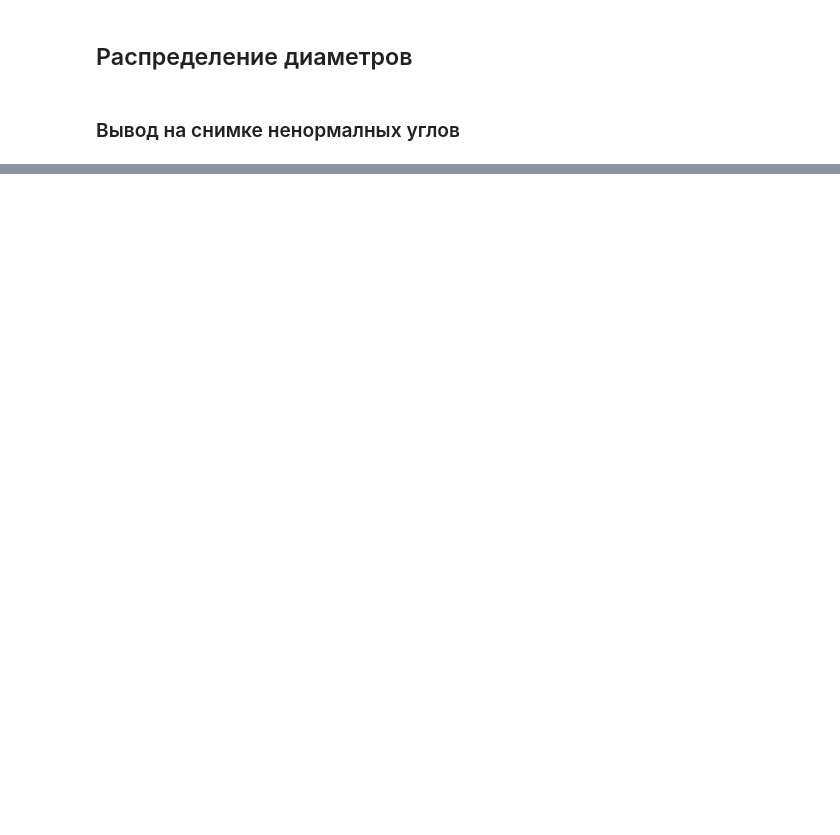
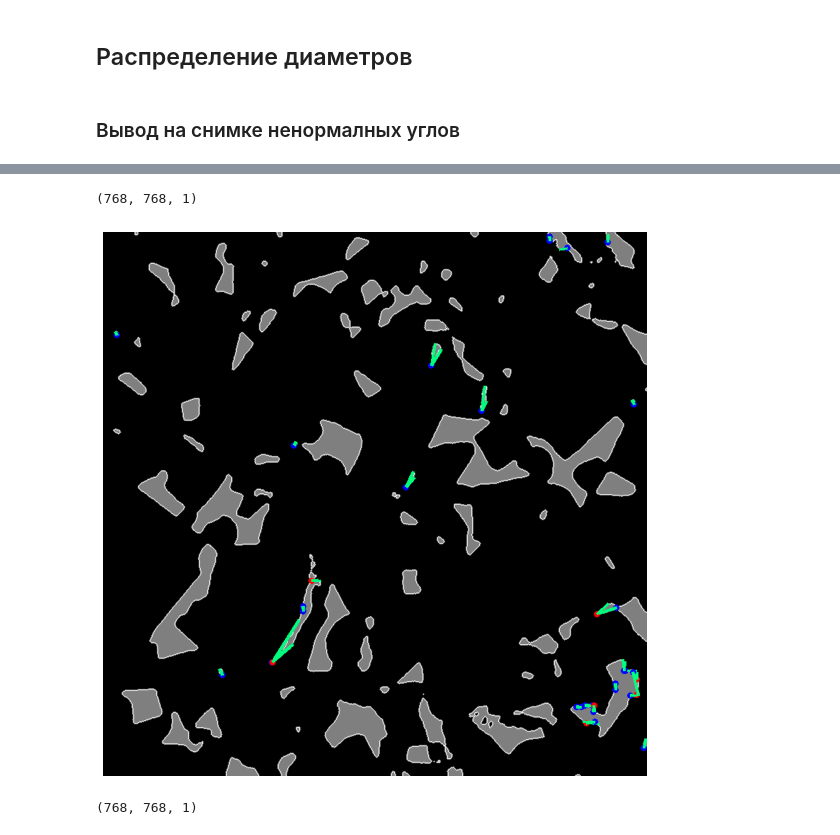
Before and after one commit to dkagramanyan/WC-Co_computer_vision, a Jupyter notebook: cv/angles_beams.ipynb, the cells around one changed output, grey strips where cells are left out. Drawn from its saved outputs; the diff is of its cells as text; code cells hidden in the pictures; blank space fills up the shorter version.

```diff
--- a/cv/angles_beams.ipynb
+++ b/cv/angles_beams.ipynb
@@ -48,8 +50,8 @@ from radio_beam.commonbeam import getMinVolEllipse
 from src.utils import grainPreprocess, grainShow, grainMark, grainDraw, grainApprox, grainStats, grainMorphology,grainGenerate
 from src.cfg import CfgAnglesNames, CfgBeamsNames, CfgDataset
 # %%
-folder_path='../data/dataset'
-new_folder_path='../data/dataset_512'
+folder_path='../data/dataset_cleaned'
+new_folder_path='../data/dataset_4x'
 
 folders = os.listdir(folder_path)
 
@@ -68,10 +70,19 @@ for i, folder in enumerate(folders):
     for i, name in enumerate(images_names):
         if 'hdr' not in name:
             image = io.imread(folder_path + '/' + folder + '/' + name)
-            image_combined = grainPreprocess.combine(image, h=140)
-            image_resized = transform.resize(image_combined, (512,512),preserve_range=True).astype(np.uint8)
+            image_combined = grainPreprocess.combine(image, h=144)
+            height,width=image_combined.shape
+            img1=image_combined[:height//2,:width//2]
+            img2=image_combined[:height//2,width//2:]
+            img3=image_combined[height//2:,:width//2]
+            img4=image_combined[height//2:,width//2:]
+            # image_resized = transform.resize(image_combined, (512,512),preserve_range=True).astype(np.uint8)
 
-            io.imsave(new_folder_path + '/' + folder + '/' + name , image_resized)
+            # io.imsave(new_folder_path + '/' + folder + '/' + name , image_resized)
+            io.imsave(new_folder_path + '/' + folder + '/' + name[:-5]+'_1'+ name[-5:] , img1)
+            io.imsave(new_folder_path + '/' + folder + '/' + name[:-5]+'_2'+ name[-5:] , img2)
+            io.imsave(new_folder_path + '/' + folder + '/' + name[:-5]+'_3'+ name[-5:] , img3)
+            io.imsave(new_folder_path + '/' + folder + '/' + name[:-5]+'_4'+ name[-5:] , img4)
 # %%
 def img_load_preprocess(path, img_names, h=150, k=1):
     imgs = []
@@ -364,9 +394,14 @@ def draw_edges(image):
     #
     # рисует на изображении линии по точкам контура cnts
     # линии в стиле x^1->x^2,x^2->x^3 и тд
+    # на вход подавать обработанное изображение
     #
-    new_image = copy.copy(image)
-    im = Image.fromarray(np.uint8(cm.gist_earth(new_image) * 255))
+
+    # new_image = skimage.color.gray2rgb(image)
+    new_image=image[:,:,0]
+    # im = Image.fromarray(np.uint8(cm.gist_earth(new_image) * 255))
+    im= Image.fromarray(np.uint8(new_image)).convert('RGB')
+    # im = Image.fromarray((new_image * 255).astype(np.uint8))
     draw = ImageDraw.Draw(im)
     width = 50
 
@@ -433,3 +468,9 @@ def draw_edges(image):
     img = np.array(im)
 
     return img
+# %%
+# img=io.imread('../data/dataset_4x/Ultra_Co8/Ultra_Co8-001_1.jpeg')
+i=19
+img = np.load('../data/saved np/images_4x.npy')[0,i]
+im=draw_edges(img)
+io.imsave(f'малые углы_{i}.png', im)
@@ -436 +492,14 @@ def draw_edges(image):
+# %%
+img.shape
+# %% [output]
+(768, 768, 1)
+# %%
+grainShow.img_show(im,10,cmap='gray')
+# %% [output]
+[figure, added]
+# %%
+cnts=
+img_cnts=grainDraw.draw_edges(img,cnts)
+# %% [output]
+(768, 768, 1)
 # %%
```
Also changed, not shown: parts of 8 cells of this notebook.
